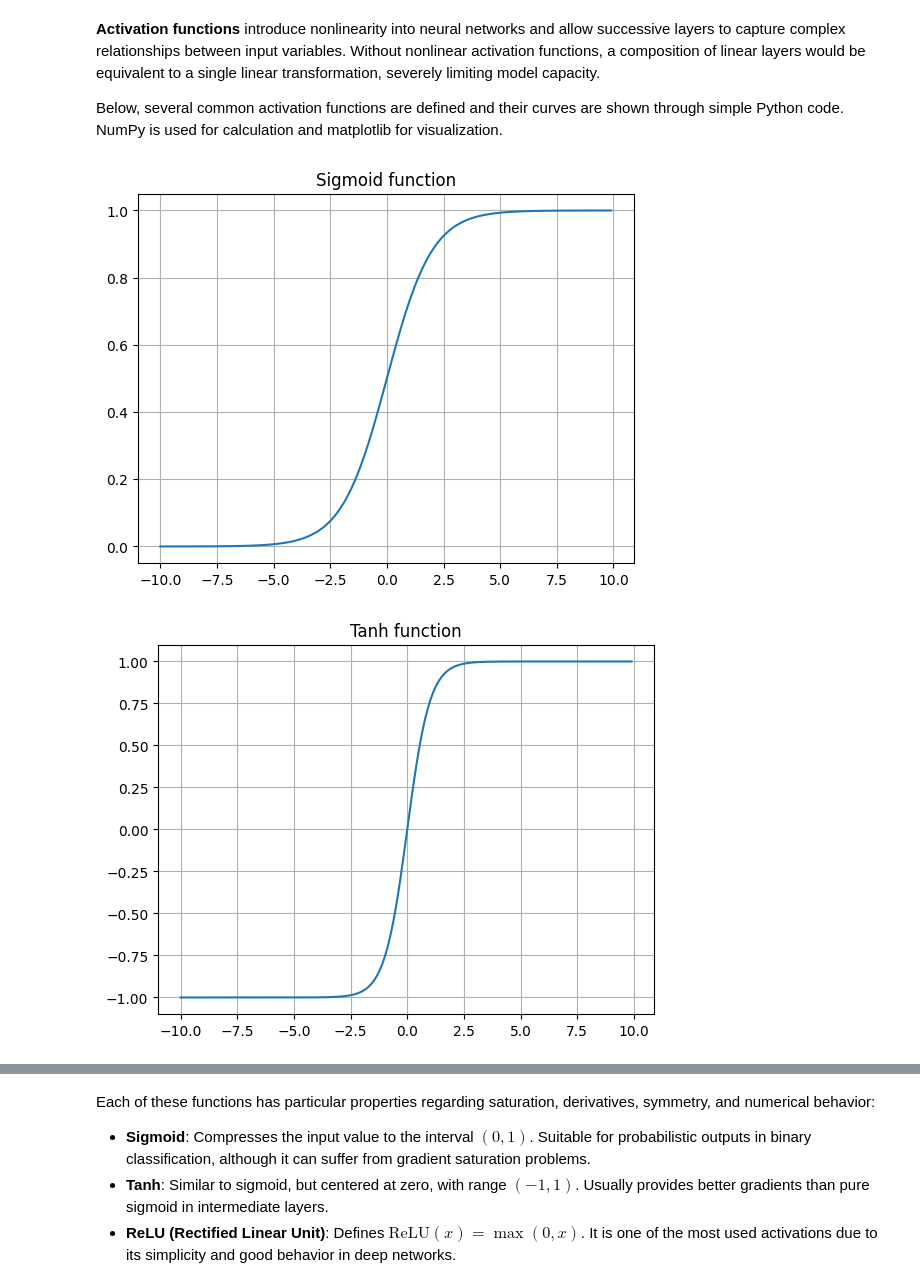
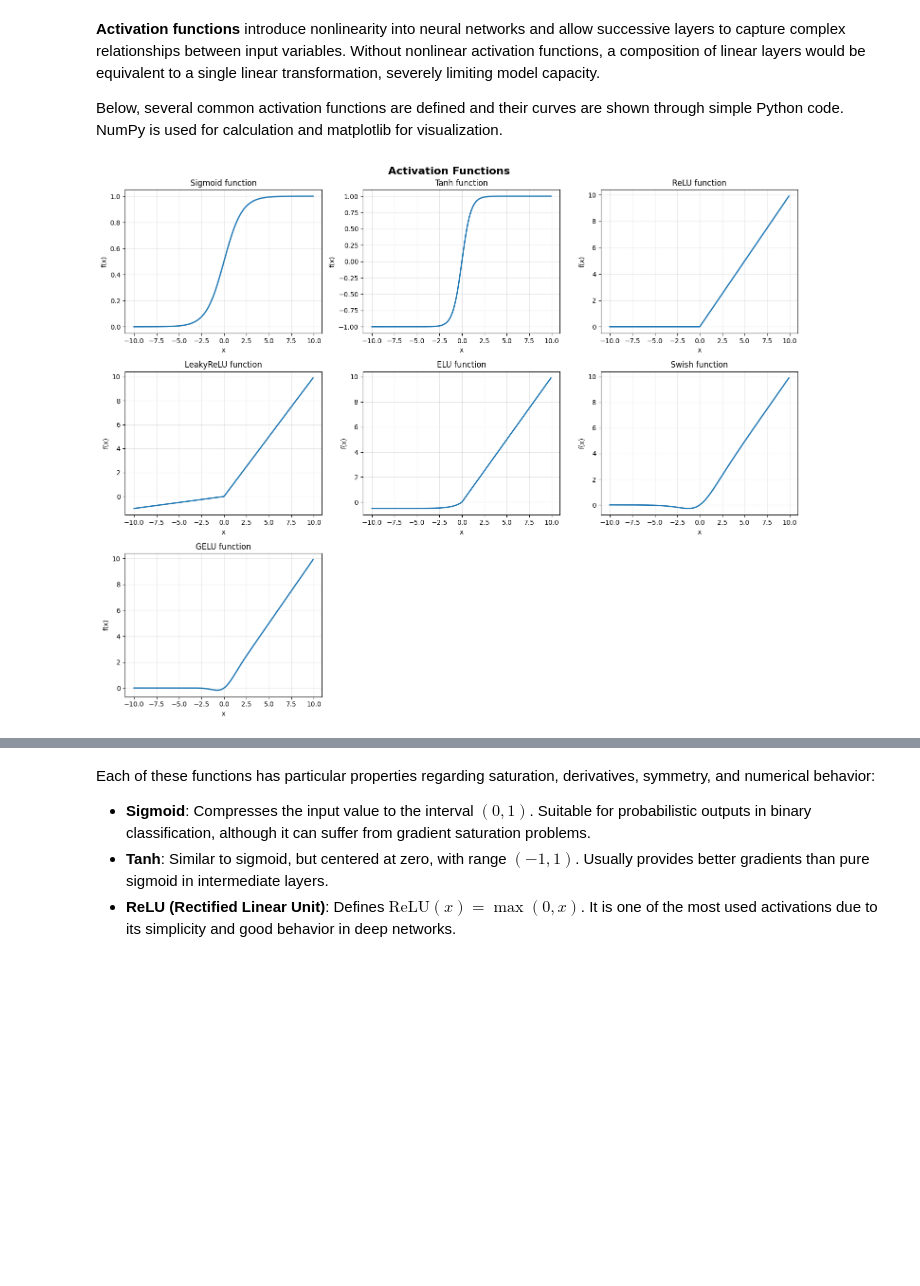
Before and after one commit to danibcorr/unie-deep-learning, a Jupyter notebook: docs/course/topic_03_applications/section_01_artificial_neuron.ipynb, the cells around one changed output, grey strips where cells are left out. Cells and saved outputs as stored; diff of their text form; code cells hidden in the pictures; blank space fills up the shorter version.

```diff
--- a/docs/course/topic_03_applications/section_01_artificial_neuron.ipynb
+++ b/docs/course/topic_03_applications/section_01_artificial_neuron.ipynb
@@ -238,13 +238,6 @@ from typing import Callable
 # 3rd party packages
 import matplotlib.pyplot as plt
 import numpy as np
-
-
-def plot_function(name_function: str, steps: np.ndarray, function: Callable) -> None:
-    plt.title(f"{name_function} function")
-    plt.plot(steps, function(steps))
-    plt.grid()
-    plt.show()
 
 
 def sigmoid(input: np.ndarray) -> np.ndarray:
@@ -253,39 +246,63 @@ def sigmoid(input: np.ndarray) -> np.ndarray:
 
 def tanh(input: np.ndarray) -> np.ndarray:
     return (np.exp(input) - np.exp(-input)) / (np.exp(input) + np.exp(-input))
 
 
 def relu(input: np.ndarray) -> np.ndarray:
     return np.maximum(0, input)
 
 
 def leaky_relu(input: np.ndarray, alpha: float = 0.1) -> np.ndarray:
     return np.maximum(alpha * input, input)
 
 
 def elu(input: np.ndarray, alpha: float = 0.5) -> np.ndarray:
     return np.where(input < 0, alpha * (np.exp(input) - 1), input)
 
 
 def swish(input: np.ndarray) -> np.ndarray:
     return input * sigmoid(input)
 
 
 def gelu(input: np.ndarray) -> np.ndarray:
     return (
         0.5 * input * (1 + tanh(math.sqrt(2 / math.pi) * (input + 0.044715 * input**3)))
     )
 
 
 steps = np.arange(-10, 10, 0.1)
 
-plot_function(name_function="Sigmoid", steps=steps, function=sigmoid)
-plot_function(name_function="Tanh", steps=steps, function=tanh)
-plot_function(name_function="ReLU", steps=steps, function=relu)
-plot_function(name_function="LeakyReLU", steps=steps, function=leaky_relu)
-plot_function(name_function="ELU", steps=steps, function=elu)
-plot_function(name_function="Swish", steps=steps, function=swish)
-plot_function(name_function="GELU", steps=steps, function=gelu)
+# Create a figure with subplots
+fig, axes = plt.subplots(3, 3, figsize=(15, 12))
+fig.suptitle("Activation Functions", fontsize=16, fontweight="bold")
+
+# Flatten axes array for easier iteration
+axes = axes.flatten()
+
+# List of functions and their names
+functions = [
+    ("Sigmoid", sigmoid),
+    ("Tanh", tanh),
+    ("ReLU", relu),
+    ("LeakyReLU", leaky_relu),
+    ("ELU", elu),
+    ("Swish", swish),
+    ("GELU", gelu),
+]
+
+# Plot each function
+for idx, (name, func) in enumerate(functions):
+    axes[idx].plot(steps, func(steps), linewidth=2)
+    axes[idx].set_title(f"{name} function")
+    axes[idx].grid(True, alpha=0.3)
+    axes[idx].set_xlabel("x")
+    axes[idx].set_ylabel("f(x)")
+
+# Hide unused subplots
+for idx in range(len(functions), len(axes)):
+    axes[idx].axis("off")
+
+plt.tight_layout()
+plt.show()
 # %% [output]
-[figure, old version]
+[figure, new version]
-[figure, removed]
```
Also changed, not shown: parts of 3 cells of this notebook, 8 other files.
